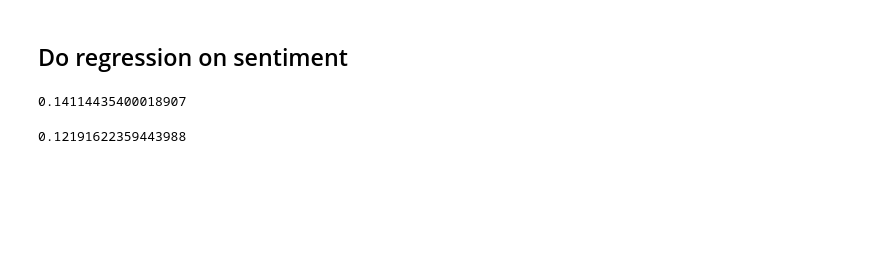
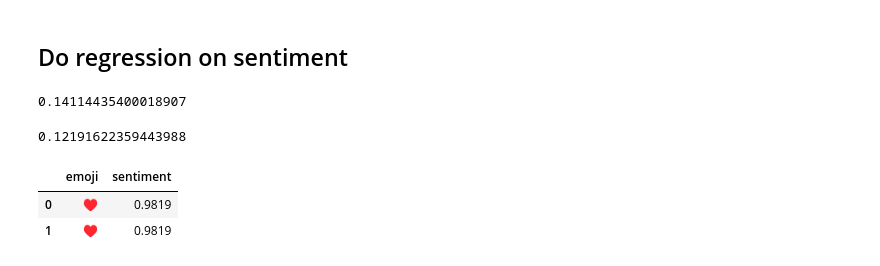
Before and after one commit to saramahar6/emoji_analysis, a Jupyter notebook: emoji_nb_final.ipynb, the cells around one changed output. Drawn from its saved outputs; the diff is of its cells as text; code cells hidden in the pictures; blank space fills up the shorter version.

```diff
--- a/emoji_nb_final.ipynb
+++ b/emoji_nb_final.ipynb
@@ -581,3 +571,10 @@ def random_forest(df):
 print(random_forest(emoji_sentiment))
 # %% [output]
 0.12191622359443988
+# %%
+# most positive sentiment
+emoji_sentiment[emoji_sentiment['sentiment'] == max(emoji_sentiment['sentiment'])]
+# %% [output]
+|  | emoji | sentiment |
+| 0 | ♥ | 0.9819 |
+| 1 | ♥ | 0.9819 |
```
Also changed, not shown: parts of 18 cells of this notebook.
